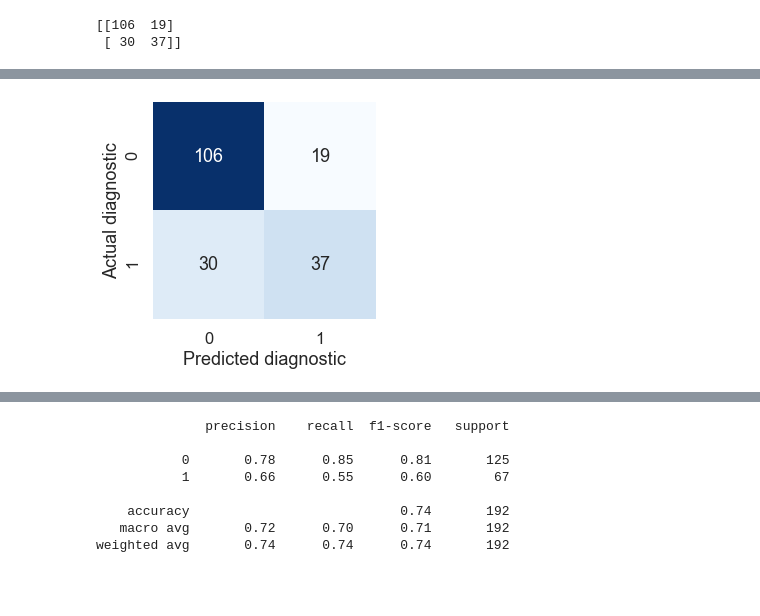
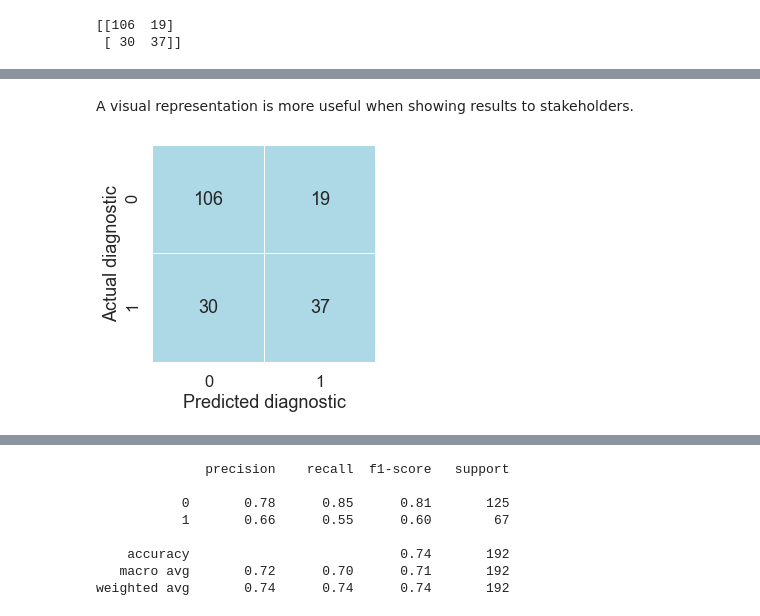
Before and after one commit to fau-masters-collected-works-cgarbin/ieee-icmla-2019-data-science-tutorial, a Jupyter notebook: 4-machine-learning-and-data-science.ipynb, the cells around one changed output, grey strips where cells are left out. Saved outputs shown, nothing was run; the diff lists cells and outputs as text; code cells hidden in the pictures; blank space fills up the shorter version.

```diff
--- a/4-machine-learning-and-data-science.ipynb
+++ b/4-machine-learning-and-data-science.ipynb
@@ -170,7 +198,13 @@ print(cm)
+# %% [markdown]
+A visual representation is more useful when showing results to stakeholders.
 # %%
-plt.figure(figsize=(4, 4))
-ax = sns.heatmap(cm, annot=True, fmt='d', cbar=False, cmap='Blues')
-ax.set_ylabel('Actual diagnostic')
-ax.set_xlabel('Predicted diagnostic');
+def plot_cm(cm):
+    plt.figure(figsize=(4, 4))
+    ax = sns.heatmap(cm, annot=True, fmt='d', cbar=False, cmap=['lightblue'],
+                     linewidths=0.5)
+    ax.set_ylabel('Actual diagnostic')
+    ax.set_xlabel('Predicted diagnostic')
+
+plot_cm(cm)
 # %% [output]
-[figure, old version]
+[figure, new version]
```
Also changed, not shown: parts of 10 cells of this notebook.
